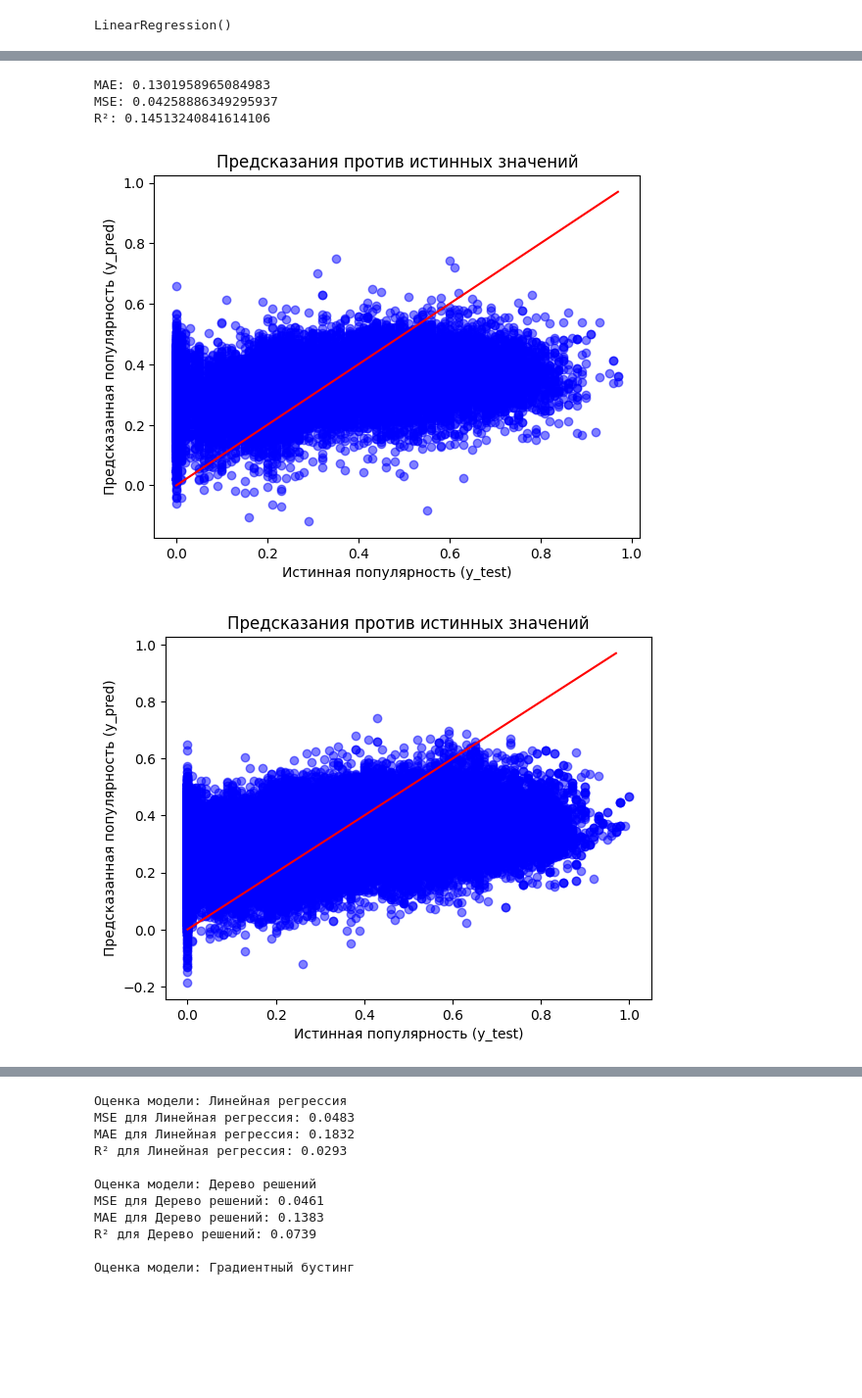
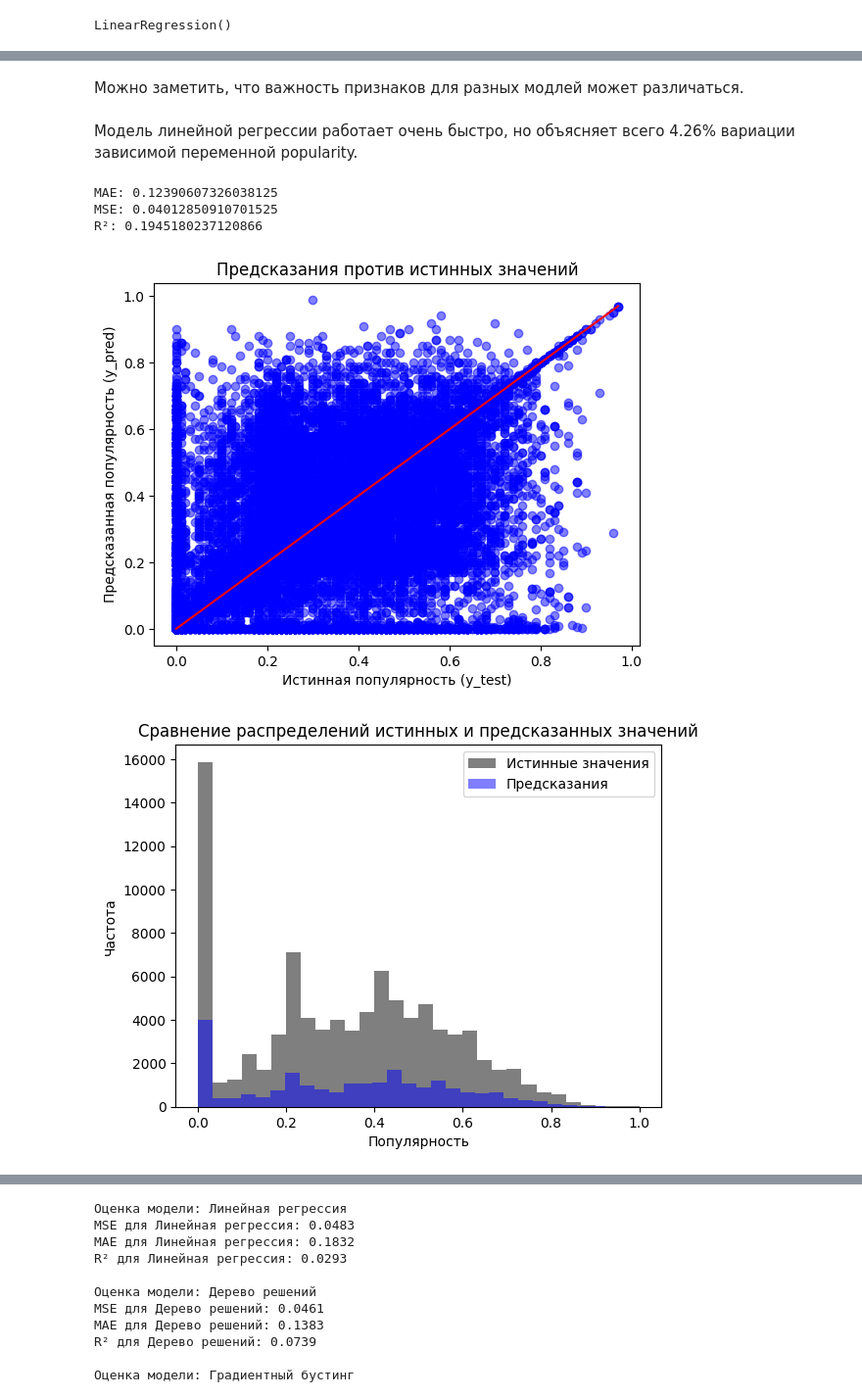
Before and after one commit to AlinaBasyrova/Vrum-vrum, a Jupyter notebook: ПП2.ipynb, the cells around one changed output, grey strips where cells are left out. Shown at 98% size. Saved outputs shown, nothing was run; the diff lists cells and outputs as text; code cells hidden in the pictures; blank space fills up the shorter version.

```diff
--- a/ПП2.ipynb
+++ b/ПП2.ipynb
@@ -343,7 +348,5 @@ df.describe()
 # %%
 df = df.drop(columns = ['Unnamed: 0', 'track_id', 'track_name', 'album_name'])
-# %%
-df = df.drop(columns = ['artists'])
 # %%
 df = df.dropna()
 # %% [markdown]
@@ -459,5 +462,5 @@ plt.show()
 # %%
-df = df.drop(columns = ['explicit', 'mode', 'time_signature'])
+#df = df.drop(columns = ['explicit', 'mode', 'time_signature'])
 # %% [markdown]
 # Эксперименты с моделями
 # %%
@@ -568,3 +575,7 @@ print(lr_df)
+# %% [markdown]
+Можно заметить, что важность признаков для разных модлей может различаться.
+# %% [markdown]
+Модель линейной регрессии работает очень быстро, но объясняет всего 4.26% вариации зависимой переменной popularity.
 # %%
 from sklearn.tree import DecisionTreeRegressor, plot_tree
 decision_tree = DecisionTreeRegressor(random_state=42)
@@ -579,43 +590,27 @@ print(f"MAE: {mae}")
 print(f"MSE: {mse}")
 print(f"R²: {r2}")
 # %% [output]
-MAE: 0.1301958965084983
-MSE: 0.04258886349295937
-R²: 0.14513240841614106
+MAE: 0.12390607326038125
+MSE: 0.04012850910701525
+R²: 0.1945180237120866
 # %%
-plt.scatter(y_test, y_predict_test, color='blue', alpha=0.5)
+plt.scatter(y_test, y_predict_train, color='blue', alpha=0.5)
 plt.plot([min(y_test), max(y_test)], [min(y_test), max(y_test)], color='red', linestyle='-')  # Линия идеальных предсказаний
 
 plt.xlabel("Истинная популярность (y_test)")
 plt.ylabel("Предсказанная популярность (y_pred)")
 plt.title("Предсказания против истинных значений")
 plt.show()
 
-plt.scatter(y_train, y_predict_train, color='blue', alpha=0.5)
-plt.plot([min(y_test), max(y_test)], [min(y_test), max(y_test)], color='red', linestyle='-')  # Линия идеальных предсказаний
-
-plt.xlabel("Истинная популярность (y_test)")
-plt.ylabel("Предсказанная популярность (y_pred)")
-plt.title("Предсказания против истинных значений")
-plt.show()
-
-plt.hist(y_test, bins=30, alpha=0.5, label='Истинные значения', color='black')
-plt.hist(y_predict_test, bins=30, alpha=0.5, label='Предсказания', color='blue')
-
-plt.xlabel('Популярность')
-plt.ylabel('Частота')
-plt.legend()
-plt.title('Сравнение распределений истинных и предсказанных значений')
-plt.show()
 
 plt.hist(y_train, bins=30, alpha=0.5, label='Истинные значения', color='black')
 plt.hist(y_predict_train, bins=30, alpha=0.5, label='Предсказания', color='blue')
 
 plt.xlabel('Популярность')
 plt.ylabel('Частота')
 plt.legend()
 plt.title('Сравнение распределений истинных и предсказанных значений')
 plt.show()
 # %% [output]
-[figure, old version]
+[figure, new version]
-[figure, old version]
+[figure, new version]
```
Also changed, not shown: parts of 20 cells of this notebook.
